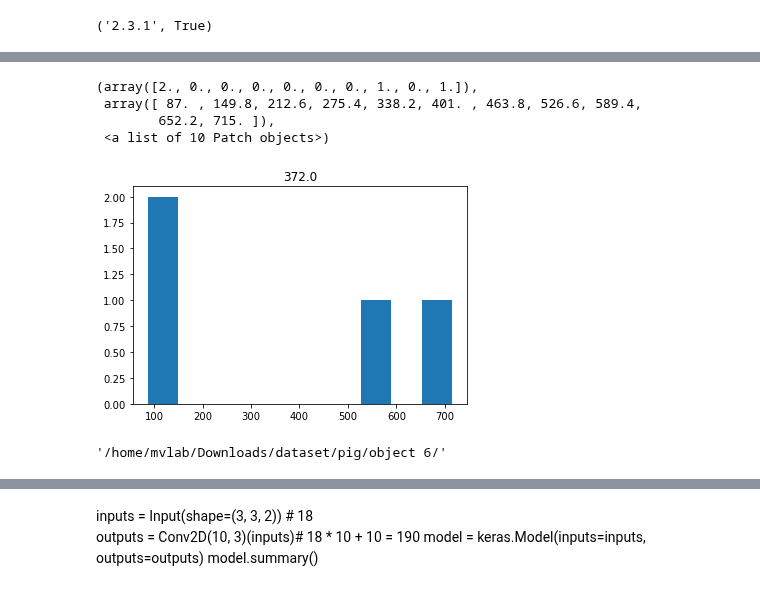
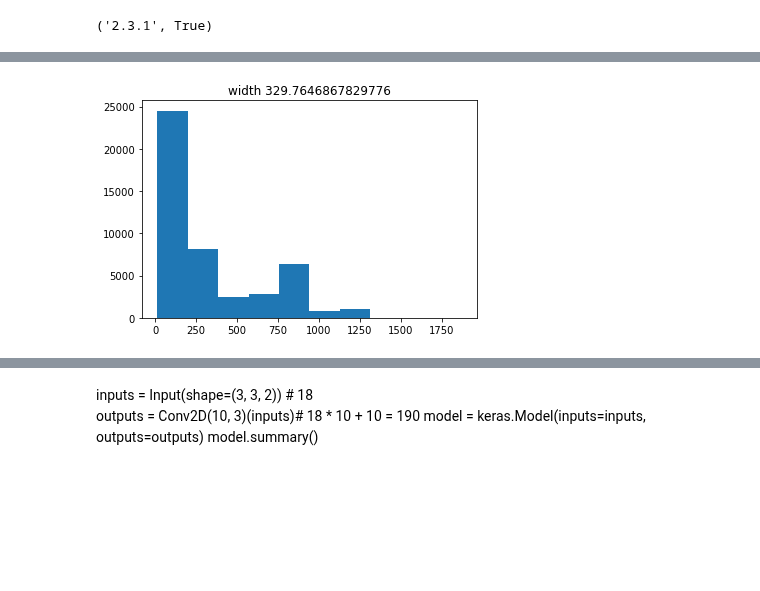
Before and after one commit to sogangori/animal_detection, a Jupyter notebook: pig_v0.0_EfficientNetD2.ipynb, the cells around one changed output, grey strips where cells are left out. Saved outputs shown, nothing was run; the diff lists cells and outputs as text; code cells hidden in the pictures; blank space fills up the shorter version.

```diff
--- a/pig_v0.0_EfficientNetD2.ipynb
+++ b/pig_v0.0_EfficientNetD2.ipynb
@@ -50,0 +32,6 @@ Use `tf.config.list_physical_devices('GPU')` instead.
+# %%
+path_root_folder = '/home/mvlab/Downloads/dataset/ena24/'
+path_ena_label = path_root_folder + 'ena24.json'
+path_ena_image = path_root_folder
+
+os.path.isdir(path_root_folder), os.path.isfile(path_ena_label)
@@ -71,0 +199,14 @@ os.path.isdir(folder_pig), os.path.isfile(path_csv)
+# %%
+annotation = dict()
+for file_name in file_name_id_dict.keys():
+    file_full_path = path_ena_image + file_name
+
+    file_id = file_name_id_dict[file_name]
+    bboxes = id_bbox_dict[file_id]
+    bboxes_2d = np.reshape(bboxes, [-1, 5])
+
+    if os.path.isfile(file_full_path):
+        annotation[file_full_path] = bboxes_2d
+    else:
+        continue
+len(annotation), type(annotation)
@@ -72,4 +278,4 @@ os.path.isdir(folder_pig), os.path.isfile(path_csv)
 # %%
-df = pd.read_csv(path_csv)
-df.shape, path_csv
+df = pd.read_csv('all_2021-1-2.csv')
+df.shape
 # %% [output]
@@ -76,0 +299,13 @@ df.shape, path_csv
+# %%
+path_images_0 = glob(folder_pig + '*/*/*.jpg')
+path_images_1 = glob(folder_pig + '*/*/*/*.jpg')
+path_images = path_images_0 + path_images_1
+
+dict_path = dict() #5.0 GiB 7.9%
+for path_image in path_images:
+    image_file_name = path_image.split(os.sep)[-1]
+    #print('image_file_name', image_file_name)
+    dict_path[image_file_name] = path_image
+
+len(dict_path)
+len(path_images), path_images[0]
@@ -157,14 +421,6 @@ np.min(object_width_list), np.mean(object_width_list), np.max(object_width_list)
 # %%
-plt.title(str(np.mean(object_width_list)))
-plt.hist(object_width_list)
+plt.title('width '+ str(np.mean(object_width_list)))
+ax = plt.hist(object_width_list)
 # %% [output]
-(array([2., 0., 0., 0., 0., 0., 0., 1., 0., 1.]),
- array([ 87. , 149.8, 212.6, 275.4, 338.2, 401. , 463.8, 526.6, 589.4,
-        652.2, 715. ]),
- <a list of 10 Patch objects>)
-[figure, old version]
+[figure, new version]
-# %%
-folder_image
-# %% [output]
-'/home/mvlab/Downloads/dataset/pig/object 6/'
 # %%
```
Also changed, not shown: parts of 121 cells of this notebook.
